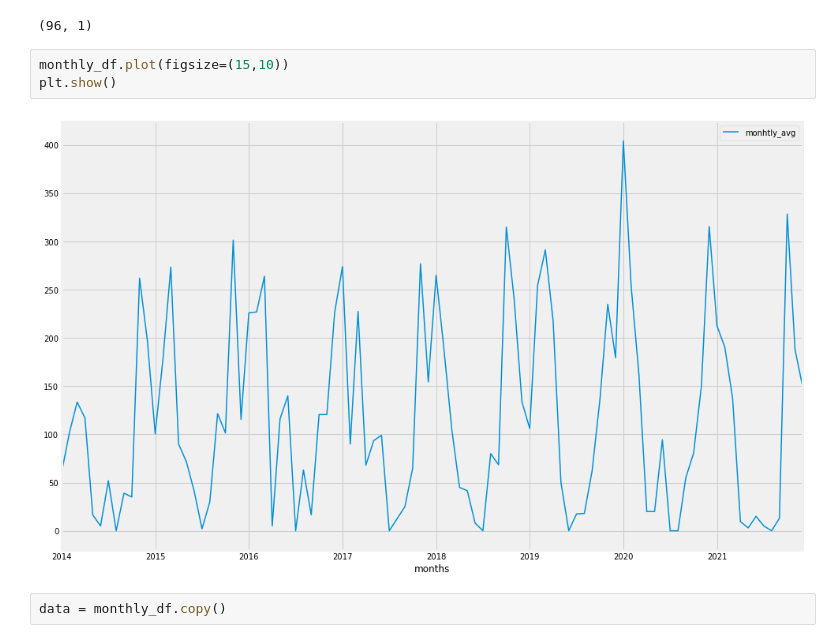
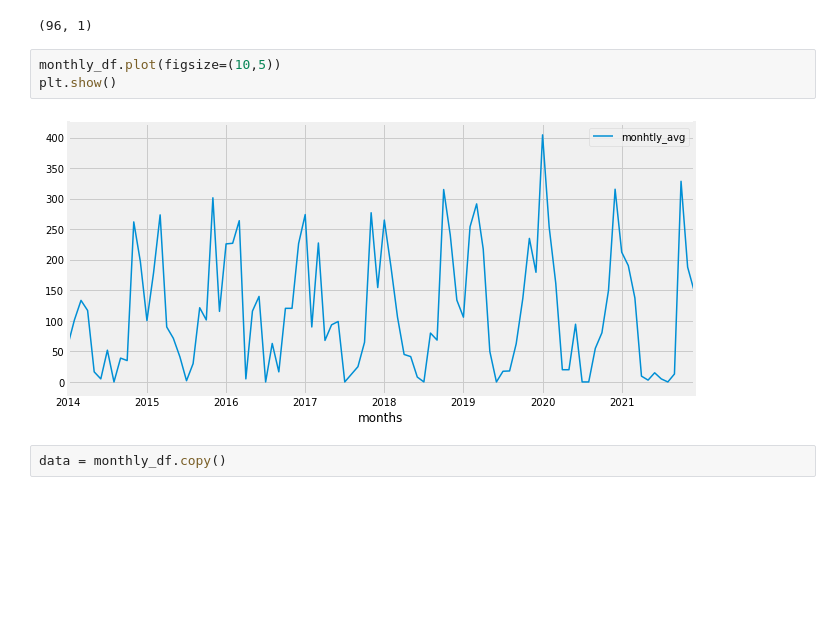
Before and after one commit to Os-Pythaon-Turma-815/neural_networks_project, a Jupyter notebook: notebooks/models.ipynb, the cells around one changed output. Cells and saved outputs as stored; diff of their text form; blank space fills up the shorter version.

```diff
--- a/notebooks/models.ipynb
+++ b/notebooks/models.ipynb
@@ -88,10 +77,10 @@ monthly_df.shape
 # %% [output]
 (96, 1)
 # %%
-monthly_df.plot(figsize=(15,10))
+monthly_df.plot(figsize=(10,5))
 plt.show()
 # %% [output]
-[figure, old version]
+[figure, new version]
 # %%
 data = monthly_df.copy()
 # %%
```
Also changed, not shown: parts of 19 cells of this notebook.
